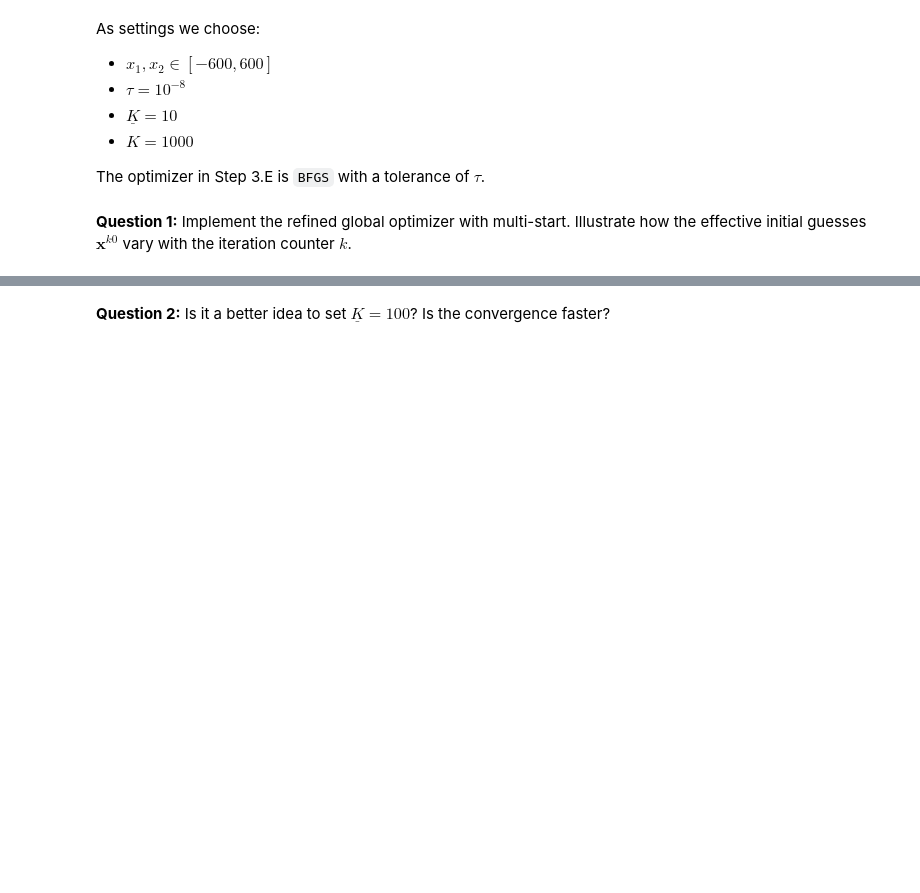
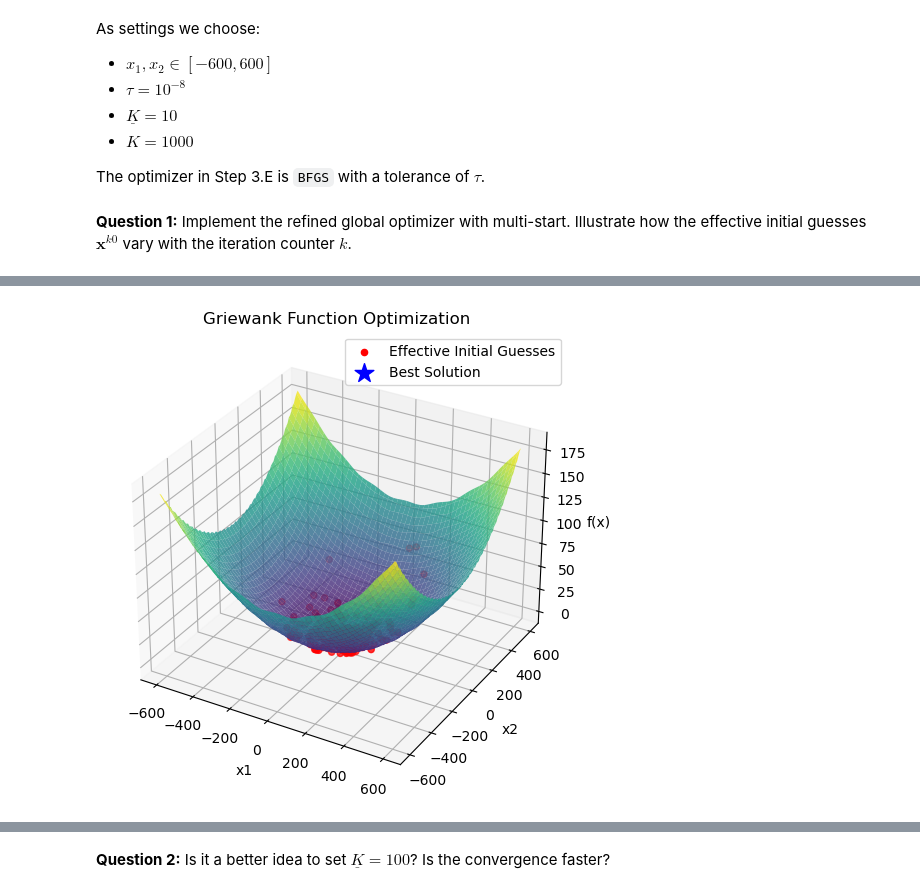
Before and after one commit to NumEconCopenhagen/projects-2023-n-m, a Jupyter notebook: exam/Mathilde-Exam-2023-notebook copy.ipynb, the cells around one changed output, grey strips where cells are left out. Drawn from its saved outputs; the diff is of its cells as text; code cells hidden in the pictures; blank space fills up the shorter version.

```diff
--- a/exam/Mathilde-Exam-2023-notebook copy.ipynb
+++ b/exam/Mathilde-Exam-2023-notebook copy.ipynb
@@ -698,0 +700,78 @@ The optimizer in Step 3.E is `BFGS` with a tolerance of $\tau$.
+# %%
+import numpy as np
+import matplotlib.pyplot as plt
+from mpl_toolkits.mplot3d import Axes3D
+from scipy.optimize import minimize
+
+def griewank(x):
+    return griewank_(x[0], x[1])
+
+def griewank_(x1, x2):
+    A = x1**2 / 4000 + x2**2 / 4000
+    B = np.cos(x1 / np.sqrt(1)) * np.cos(x2 / np.sqrt(2))
+    return A - B + 1
+
+def refined_global_optimizer(bounds, tolerance, warmup_iterations, max_iterations):
+    best_x = None
+    best_f = None
+    x0_values = []
+
+    for k in range(max_iterations):
+        x = np.random.uniform(bounds[0], bounds[1], size=2)
+
+        if k >= warmup_iterations:
+            chi = 0.5 * 2 / (1 + np.exp((k - warmup_iterations) / 100))
+            x0 = chi * x + (1 - chi) * best_x
+            result = minimize(griewank, x0, method='BFGS', tol=tolerance)
+        else:
+            result = minimize(griewank, x, method='BFGS', tol=tolerance)
+
+        x_star = result.x
+        f_x_star = result.fun
+
+        if best_f is None or f_x_star < best_f:
+            best_x = x_star
+            best_f = f_x_star
+
+        if best_f < tolerance:
+            break
+
+        x0_values.append(x_star)
+
+    return best_x, np.array(x0_values)
+
+# Settings
+bounds = [-600, 600]
+tolerance = 1e-8
+warmup_iterations = 10
+max_iterations = 1000
+
+# Run the optimizer
+best_solution, x0_values = refined_global_optimizer(bounds, tolerance, warmup_iterations, max_iterations)
+
+# Generate data for plotting the Griewank function
+x = np.linspace(bounds[0], bounds[1], 100)
+y = np.linspace(bounds[0], bounds[1], 100)
+X, Y = np.meshgrid(x, y)
+Z = griewank_(X, Y)
+
+# Plotting
+fig = plt.figure(figsize=(10, 6))
+ax = fig.add_subplot(111, projection='3d')
+ax.plot_surface(X, Y, Z, cmap='viridis', edgecolor='none', alpha=0.8)
+ax.scatter(x0_values[:, 0], x0_values[:, 1], [griewank(x0) for x0 in x0_values], c='r', marker='o', label='Effective Initial Guesses')
+ax.scatter(best_solution[0], best_solution[1], griewank(best_solution), c='b', marker='*', s=200, label='Best Solution')
+ax.set_xlabel('x1')
+ax.set_ylabel('x2')
+ax.set_zlabel('f(x)')
+ax.set_title('Griewank Function Optimization')
+ax.legend()
+
+plt.show()
+
+# Print the best solution
+print("Best solution found:")
+print("x* =", best_solution)
+print("f(x*) =", griewank(best_solution))
+# %% [output]
+[figure, added]
```
Also changed, not shown: parts of 17 cells of this notebook.
